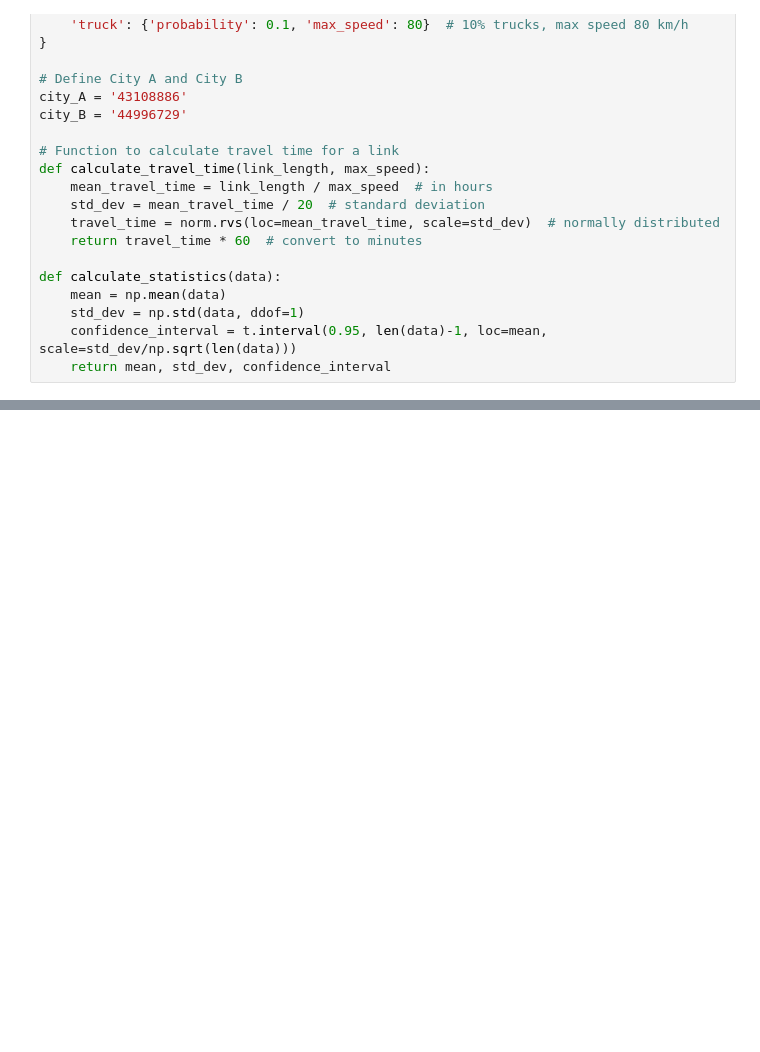
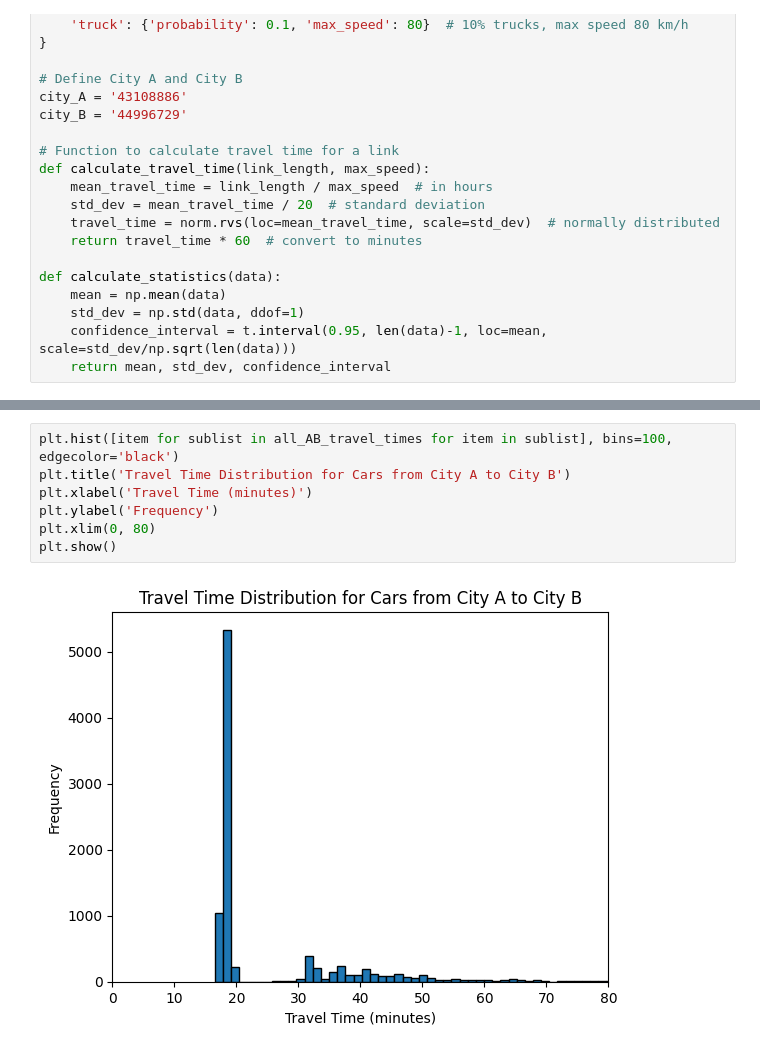
Before and after one commit to keanuLAP/2WB50_assignment_3, a Jupyter notebook: Assignment_3.3.ipynb, the cells around one changed output, grey strips where cells are left out. Cells and saved outputs as stored; diff of their text form; blank space fills up the shorter version.

```diff
--- a/Assignment_3.3.ipynb
+++ b/Assignment_3.3.ipynb
@@ -480,0 +502,9 @@ top_time_k_veh
+# %%
+plt.hist([item for sublist in all_AB_travel_times for item in sublist], bins=100, edgecolor='black')
+plt.title('Travel Time Distribution for Cars from City A to City B')
+plt.xlabel('Travel Time (minutes)')
+plt.ylabel('Frequency')
+plt.xlim(0, 80)
+plt.show()
+# %% [output]
+[figure, added]
```
Also changed, not shown: parts of 9 cells of this notebook.
